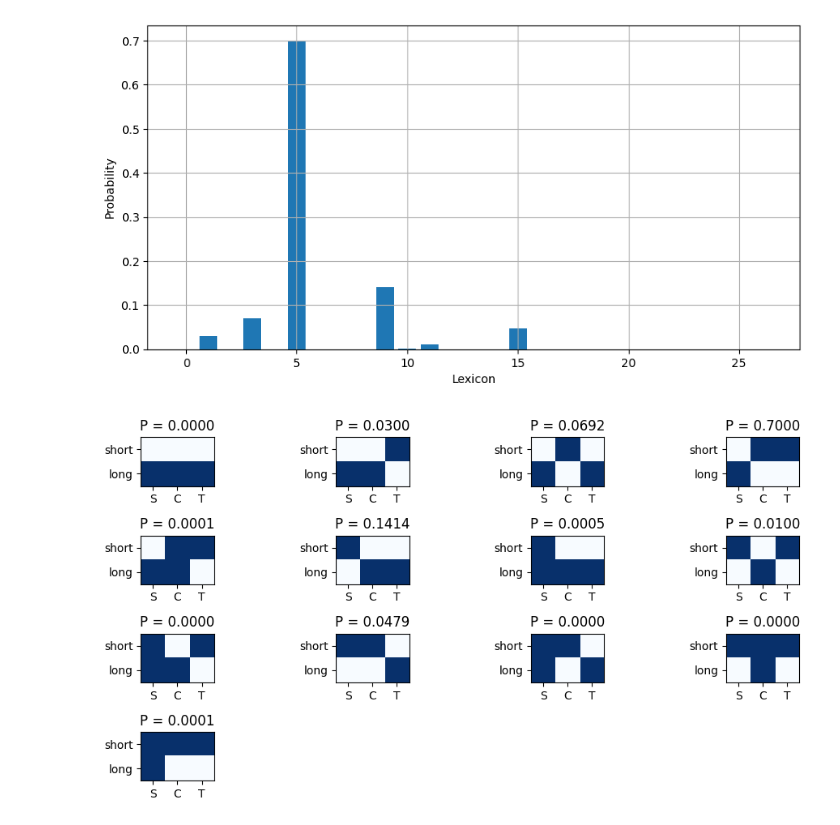
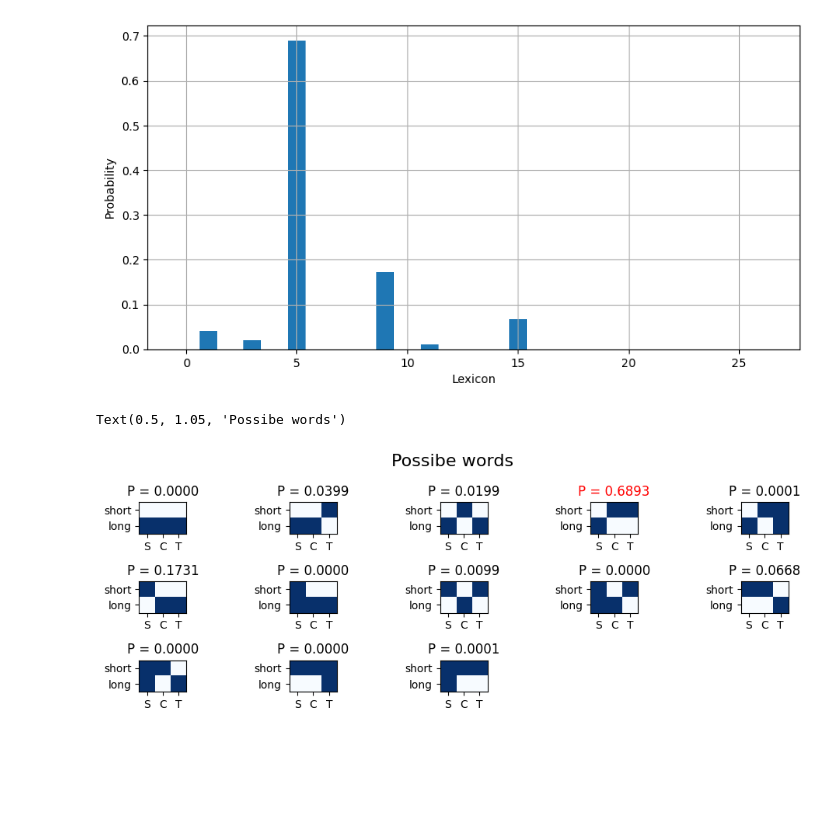
Before and after one commit to alexeykosh/2023-lexical-uncertainty-context-model, a Jupyter notebook: src/notebooks/experiment_model.ipynb, the cells around one changed output. Drawn from its saved outputs; the diff is of its cells as text; code cells hidden in the pictures; blank space fills up the shorter version.

Commit message:
added the possible lexicons plots

```diff
--- a/src/notebooks/experiment_model.ipynb
+++ b/src/notebooks/experiment_model.ipynb
@@ -36,7 +36,10 @@ class BaseRSA:
 
     def L_0(self, A, context=None):
         ''' Literal listener: normalizes the defined lexicon '''
-        return normalize(A * self.contexts[context] * self.prior)
+        if context is None:
+            return normalize(A * self.prior)
+        else:
+            return normalize(A * self.contexts[context] * self.prior)
 
     def S_p(self, A, context=None):
         '''
@@ -48,11 +51,17 @@ class BaseRSA:
         but for some reason it is not working as expected when subtracting, so I'm adding
         instead
         '''
-        return normalize(np.exp(self.alpha * (safelog(self.L_0(A, context).T) + self.costs)))
+        if context is None:
+            return normalize(np.exp(self.alpha * (safelog(self.L_0(A, None).T) + self.costs)))
+        else:
+            return normalize(np.exp(self.alpha * (safelog(self.L_0(A, context).T) + self.costs)))
 
     def L_p(self, A, context=None):
         ''' Pragmatic listener: normalizes the defined lexicon receiver from the pragmatic speaker '''
-        return normalize(self.S_p(A, context).T * self.contexts[context] * self.prior)
+        if context is None:
+            return normalize(self.S_p(A, None).T * self.prior)
+        else:
+            return normalize(self.S_p(A, context).T * self.contexts[context] * self.prior)
 # %%
 class Agent(BaseRSA):
     def __init__(self, n_words, n_meanings, contexts, costs, alpha, prior):
@@ -79,14 +88,19 @@ class Agent(BaseRSA):
         '''
         Get the posterior distribution over lexicons given the message and meaning
 
+        To-do:
+
+        - Update on L_p instead of L_0?
+
         NB: adding random noise to prevent agents getting stuck in local optima
         '''
         self.lexicon_probs = normalize(self.lexicon_probs * self.lexicons_norm[:, message, meaning] + 1e-5)
 
     def get_lexicon(self):
-        # get the lexicon with maximum probability
-        # get index of the lexicon with maximum probability
         return self.lexicons[self.lexicon_probs.argmax()], self.lexicon_probs.argmax()
+
+    def L_p_max(self):
+        return self.L_p(self.lexicons[self.lexicon_probs.argmax()], None)
 # %%
 N_MEANINGS = 3
 CONTEXTS = np.array([[1, 1, 0], [1, 0, 1]]) # should we normalize?
@@ -100,6 +114,7 @@ PRIOR = normalize(np.array([1, 1, 1]))
 
 posts = []
 logs_comp = []
+lexicons_L_p = []
 lexicons = []
 
 for tr in trange(100):
@@ -135,11 +150,11 @@ for tr in trange(100):
         lexicons.append(agent1.get_lexicon())
     logs_comp.append(logs)
     posts.append(agent1.lexicon_probs)
+    posts.append(agent2.lexicon_probs)
+    lexicons_L_p.append(agent1.L_p_max())
 # %%
 # sum over posts
-lexicon_probs = np.sum(posts, axis=0)
-# normalize
-lexicon_probs = lexicon_probs / lexicon_probs.sum()
+lexicon_probs = normalize(np.sum(posts, axis=0))
 
 # plot the posterior distribution of the lexicons
 plt.figure(figsize=(10, 5))
@@ -148,27 +163,33 @@ plt.xlabel('Lexicon')
 plt.ylabel('Probability')
 plt.grid()
 # %% [output]
-[figure, old version]
+[figure, new version]
 # %%
 lexicons_ = [lexicon for lexicon, _ in lexicons]
 idx = np.unique([index for _, index in lexicons])
 prob_lexicons = [lexicon_probs[index] for index in idx]
 un_lex = np.unique(lexicons_, axis=0)
 
 dim = round(np.sqrt(len(un_lex))) + 1
 
 # To-do: need to sort by probability
 fig, ax = plt.subplots(dim, dim, figsize=(10, 5))
 for i, lex in enumerate(un_lex):
     ax[i//dim, i%dim].imshow(lex, cmap='Blues')
     ax[i//dim, i%dim].xaxis.set_ticks([0, 1, 2], ['S', 'C', 'T'])
     ax[i//dim, i%dim].yaxis.set_ticks([0, 1], ['short', 'long'])
     ax[i//dim, i%dim].set_aspect('equal')
     ax[i//dim, i%dim].title.set_text(f'P = {prob_lexicons[i]:.4f}')
+    # make the title red for the lexicon with maximum probability
+    if prob_lexicons[i] == max(prob_lexicons):
+        ax[i//dim, i%dim].title.set_color('red')
 # if there is lexicon that 16, remove the remaining axes
 if len(un_lex) < dim**2:
     for i in range(len(un_lex), dim**2):
         fig.delaxes(ax[i//dim, i%dim])
 fig.tight_layout()
+# add title
+fig.suptitle('Possibe words', fontsize=16, y=1.05)
 # %% [output]
+Text(0.5, 1.05, 'Possibe words')
-[figure, old version]
+[figure, new version]
```
Also changed, not shown: parts of 6 cells of this notebook.
